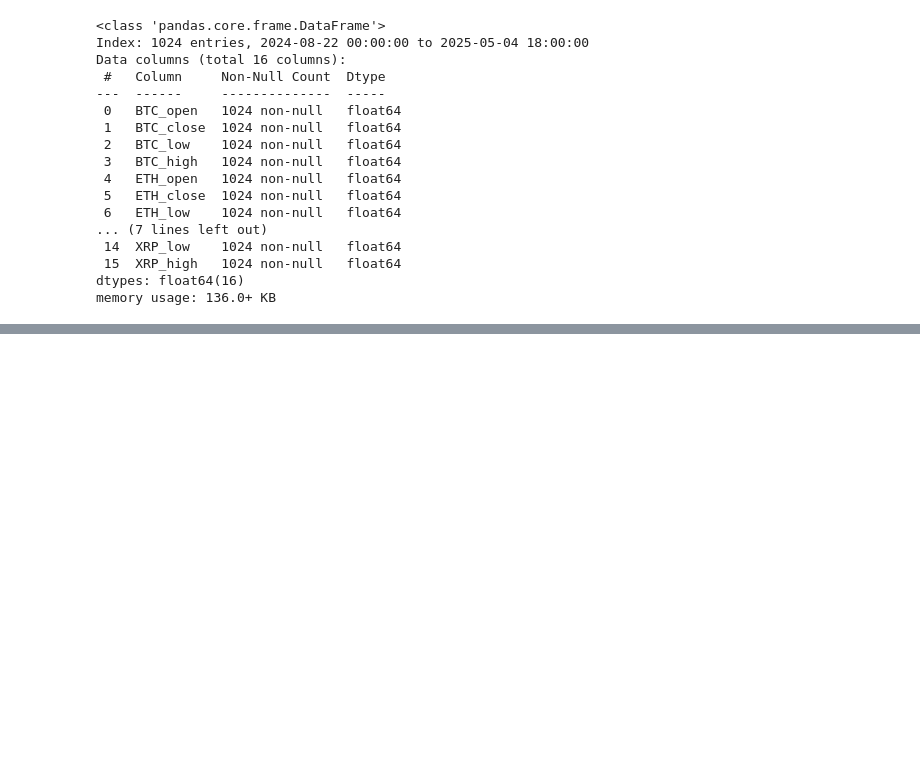
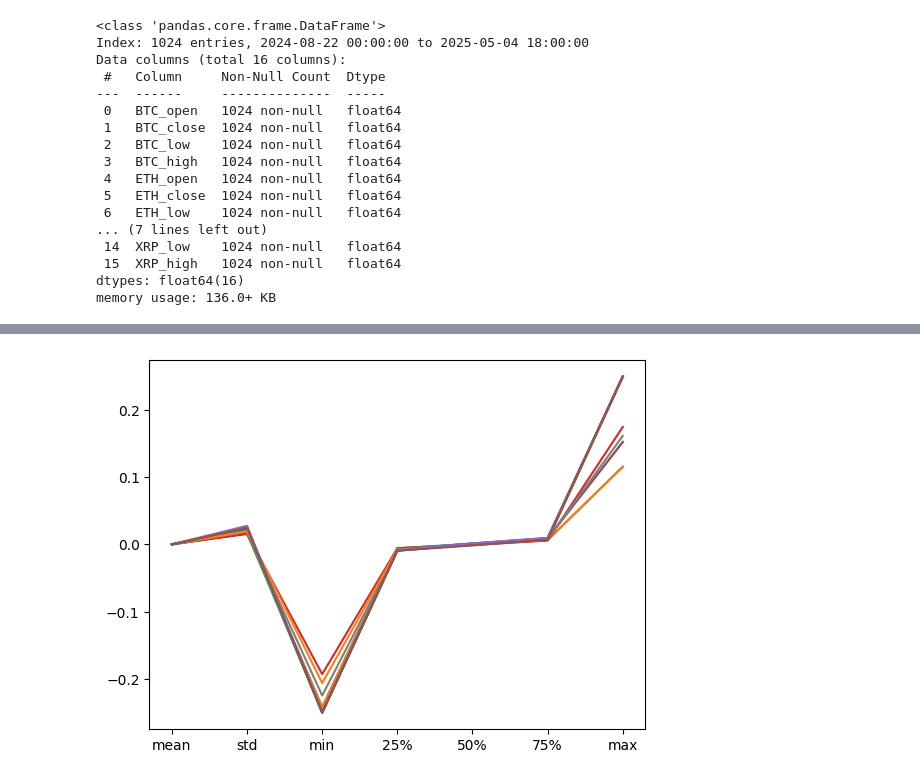
Before and after one commit to mericdemirors/CrossCurrencyPrediction, a Jupyter notebook: 04_data_cleaning.ipynb, the cells around one changed output, grey strips where cells are left out. Saved outputs shown, nothing was run; the diff lists cells and outputs as text; code cells hidden in the pictures; blank space fills up the shorter version.

```diff
--- a/04_data_cleaning.ipynb
+++ b/04_data_cleaning.ipynb
@@ -146,0 +199,4 @@ train_col_stds_df.to_csv("./data/BTC_ETH_BNB_XRP_6h_z_norm_stds.csv", index=Fals
+# %%
+plt.plot(log_returns.describe().iloc[1:])
+log_returns.describe()
+# %% [output]
@@ -146,0 +212 @@ train_col_stds_df.to_csv("./data/BTC_ETH_BNB_XRP_6h_z_norm_stds.csv", index=Fals
+[figure, added]
```
Also changed, not shown: parts of 8 cells of this notebook, 7 other files.
